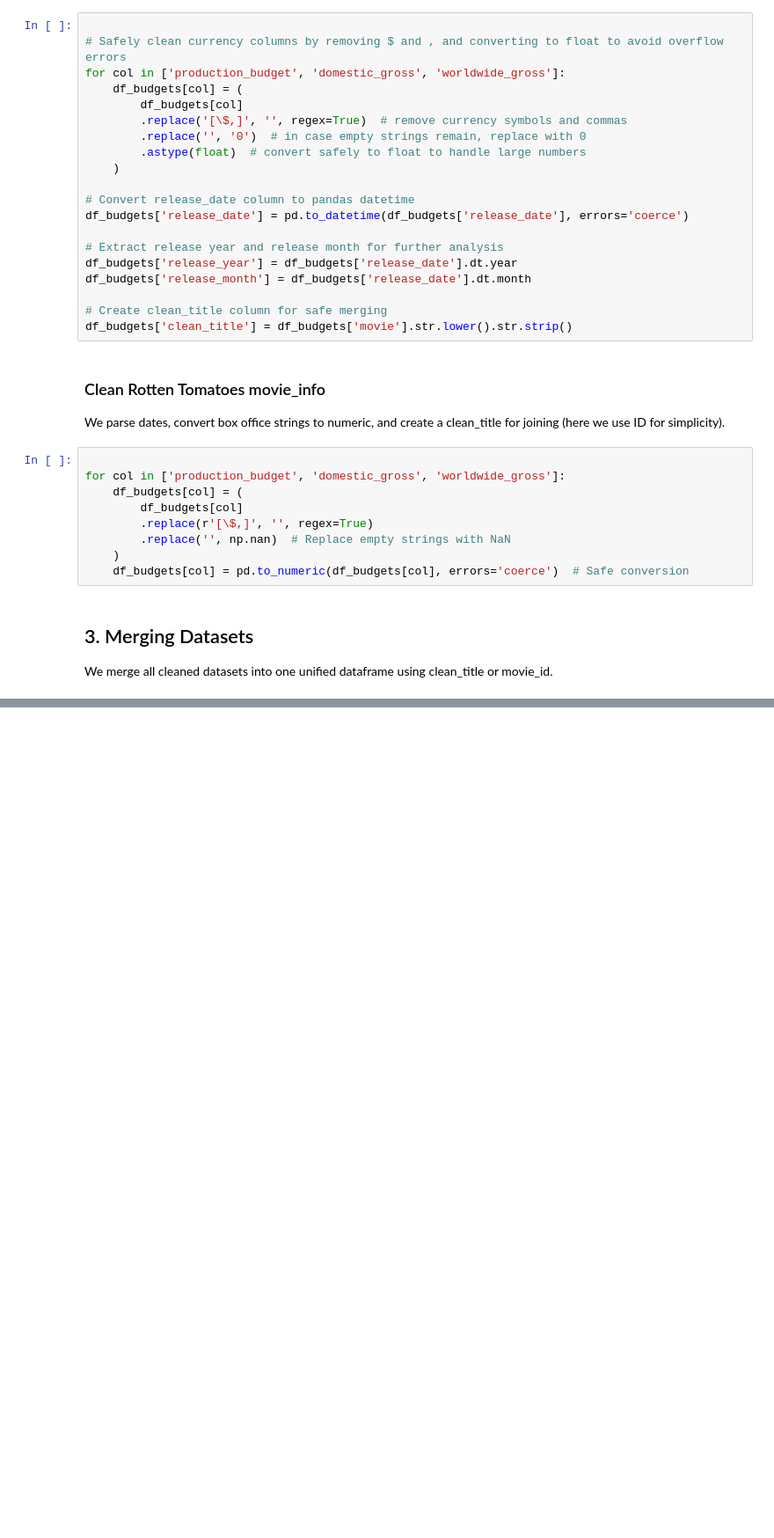
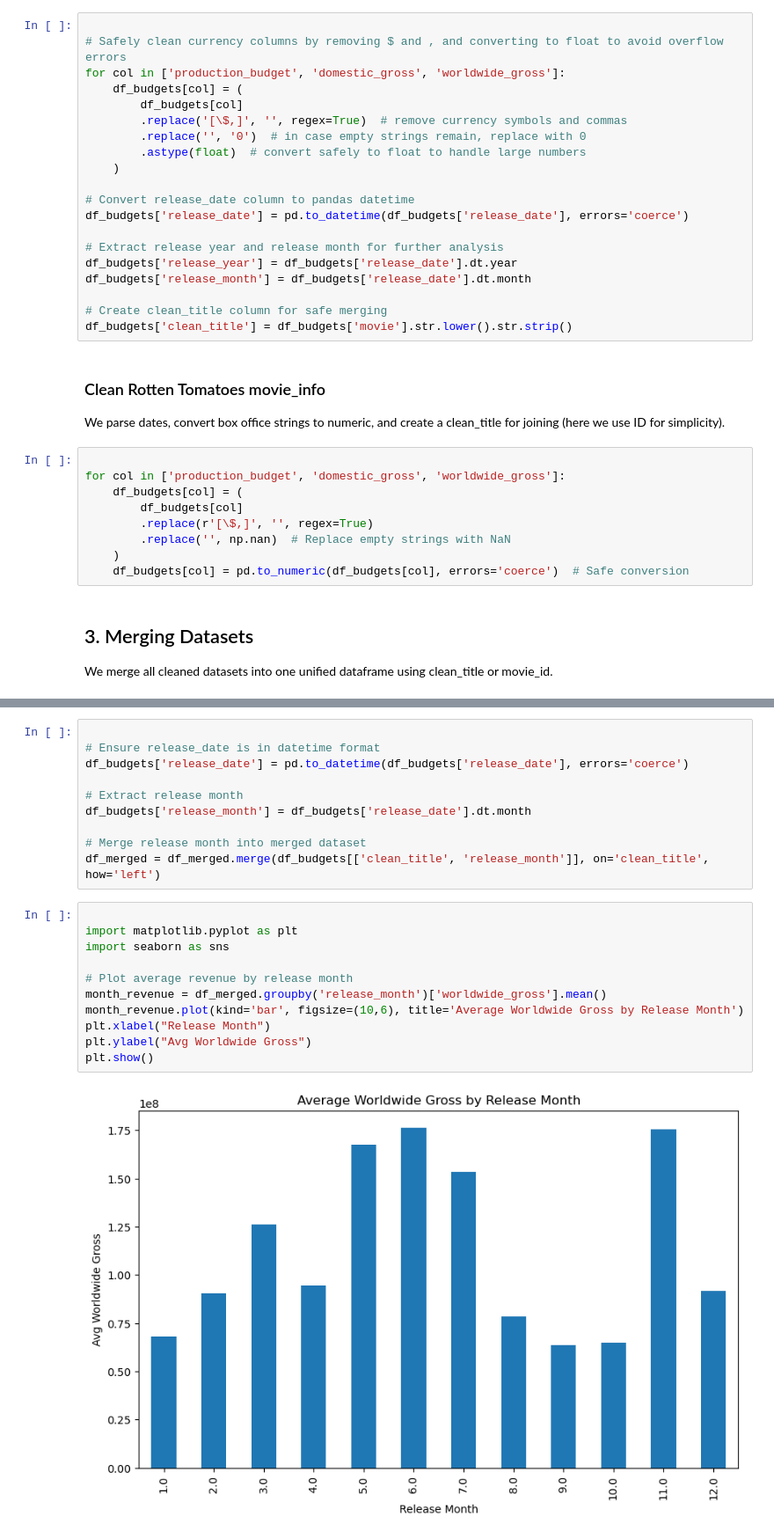
Before and after one commit to Mirriam-Tech/Phase-2-Group-1-Project-2025, a Jupyter notebook: Project_notebook.ipynb, the cells around one changed output, grey strips where cells are left out. Shown at 88% size. Drawn from its saved outputs; the diff is of its cells as text; blank space fills up the shorter version.

```diff
--- a/Project_notebook.ipynb
+++ b/Project_notebook.ipynb
@@ -128,0 +200,23 @@ df_merged = df_merged.merge(df_budgets[['clean_title', 'production_budget', 'wor
+# %%
+
+# Ensure release_date is in datetime format
+df_budgets['release_date'] = pd.to_datetime(df_budgets['release_date'], errors='coerce')
+
+# Extract release month
+df_budgets['release_month'] = df_budgets['release_date'].dt.month
+
+# Merge release month into merged dataset
+df_merged = df_merged.merge(df_budgets[['clean_title', 'release_month']], on='clean_title', how='left')
+# %%
+
+import matplotlib.pyplot as plt
+import seaborn as sns
+
+# Plot average revenue by release month
+month_revenue = df_merged.groupby('release_month')['worldwide_gross'].mean()
+month_revenue.plot(kind='bar', figsize=(10,6), title='Average Worldwide Gross by Release Month')
+plt.xlabel("Release Month")
+plt.ylabel("Avg Worldwide Gross")
+plt.show()
+# %% [output]
+[figure, added]
```
Also changed, not shown: parts of 14 cells of this notebook.
